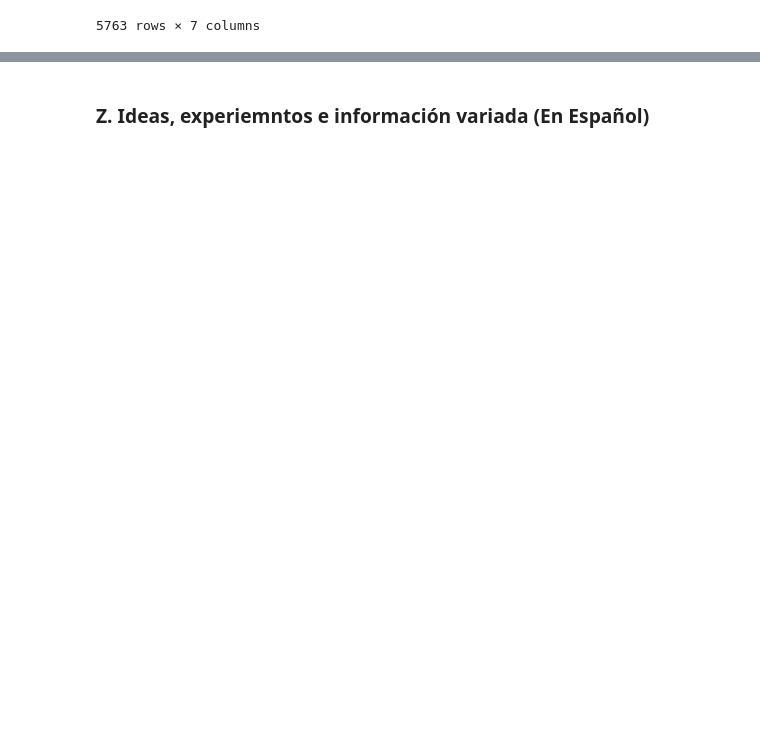
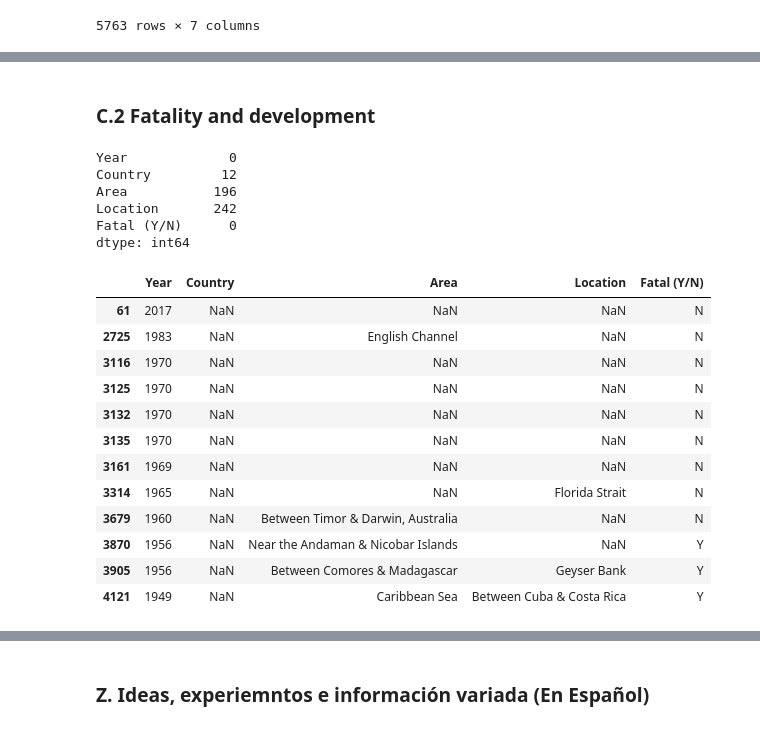
Before and after one commit to DiSanchz/data-cleaning-pandas, a Jupyter notebook: clean.ipynb, the cells around one changed output, grey strips where cells are left out. Drawn from its saved outputs; the diff is of its cells as text; code cells hidden in the pictures; blank space fills up the shorter version.

```diff
--- a/clean.ipynb
+++ b/clean.ipynb
@@ -506,0 +520,35 @@ sns.regplot(x= "Year", y="Ratio" , data=MR_df);
+# %% [markdown]
+### C.2 Fatality and development
+# %%
+#first of all lets check again the status of geographic based columns in order to clean them and prepare them to
+#be matched with HDI data
+
+print(attacks_1_4_1.isna().sum())
+attacks_1_4_1_d = attacks_1_4_1[attacks_1_4_1['Country'].isnull()]
+attacks_1_4_1_d.head(12)
+
+
+#with just 12 nan in Country (being it the most complete of all three available geographic variables), a visual inspection
+#is carried on to determine if some of those 12 missing values can be filled with information from the other two variables
+#(area and location). This is indeed the case for 6 out of these 12 null values, the other six will have to be discarded.
+#For more detail see APENDIX A.
+# %% [output]
+Year             0
+Country         12
+Area           196
+Location       242
+Fatal (Y/N)      0
+dtype: int64
+|  | Year | Country | Area | Location | Fatal (Y/N) |
+| 61 | 2017 | NaN | NaN | NaN | N |
+| 2725 | 1983 | NaN | English Channel | NaN | N |
+| 3116 | 1970 | NaN | NaN | NaN | N |
+| 3125 | 1970 | NaN | NaN | NaN | N |
+| 3132 | 1970 | NaN | NaN | NaN | N |
+| 3135 | 1970 | NaN | NaN | NaN | N |
+| 3161 | 1969 | NaN | NaN | NaN | N |
+| 3314 | 1965 | NaN | NaN | Florida Strait | N |
+| 3679 | 1960 | NaN | Between Timor & Darwin, Australia | NaN | N |
+| 3870 | 1956 | NaN | Near the Andaman & Nicobar Islands | NaN | Y |
+| 3905 | 1956 | NaN | Between Comores & Madagascar | Geyser Bank | Y |
+| 4121 | 1949 | NaN | Caribbean Sea | Between Cuba & Costa Rica | Y |
```
Also changed, not shown: parts of 37 cells of this notebook.
